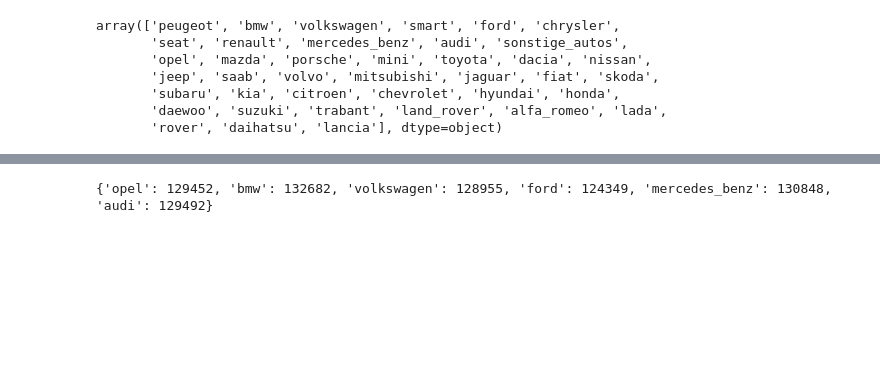
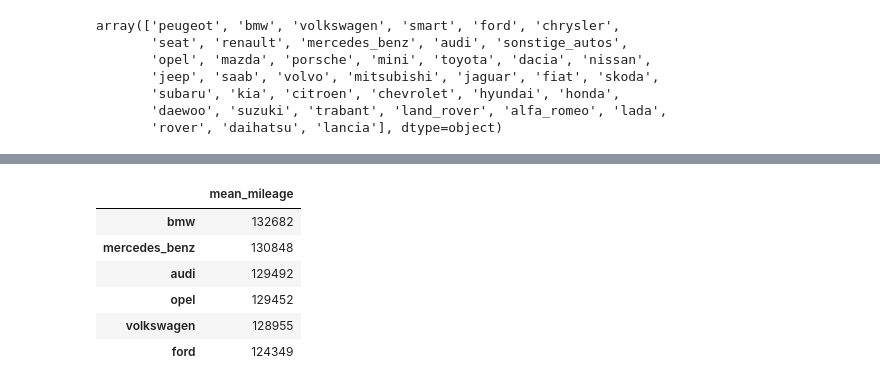
Before and after one commit to BecReed/dataquest-projects, a Jupyter notebook: GP3_Ebay_Car_Sales/Autos.ipynb, the cells around one changed output, grey strips where cells are left out. Saved outputs shown, nothing was run; the diff lists cells and outputs as text; code cells hidden in the pictures; blank space fills up the shorter version.

```diff
--- a/GP3_Ebay_Car_Sales/Autos.ipynb
+++ b/GP3_Ebay_Car_Sales/Autos.ipynb
@@ -394,11 +419,23 @@ bmp_series = pd.Series(brand_mean_prices)
 # %%
 brand_mean_mileage = {}
+
 for brand in common_brands:
-    mean_mileage = autos[autos['brand']==brand]['odometer_km'].mean()
+    brand_only = autos[autos["brand"] == brand]
+    mean_mileage = brand_only["odometer_km"].mean()
     brand_mean_mileage[brand] = int(mean_mileage)
-print(brand_mean_mileage)
+
+mean_mileage = pd.Series(brand_mean_mileage).sort_values(ascending=False)
+mean_prices = pd.Series(brand_mean_prices).sort_values(ascending=False)
+brand_info = pd.DataFrame(mean_mileage,columns=['mean_mileage'])
+brand_info
 # %% [output]
-{'opel': 129452, 'bmw': 132682, 'volkswagen': 128955, 'ford': 124349, 'mercedes_benz': 130848, 'audi': 129492}
+|  | mean_mileage |
+| bmw | 132682 |
+| mercedes_benz | 130848 |
+| audi | 129492 |
+| opel | 129452 |
+| volkswagen | 128955 |
+| ford | 124349 |
 # %%
 mil_series = pd.Series(brand_mean_mileage)
 # %%
```
Also changed, not shown: parts of 20 cells of this notebook, 2 other files.
